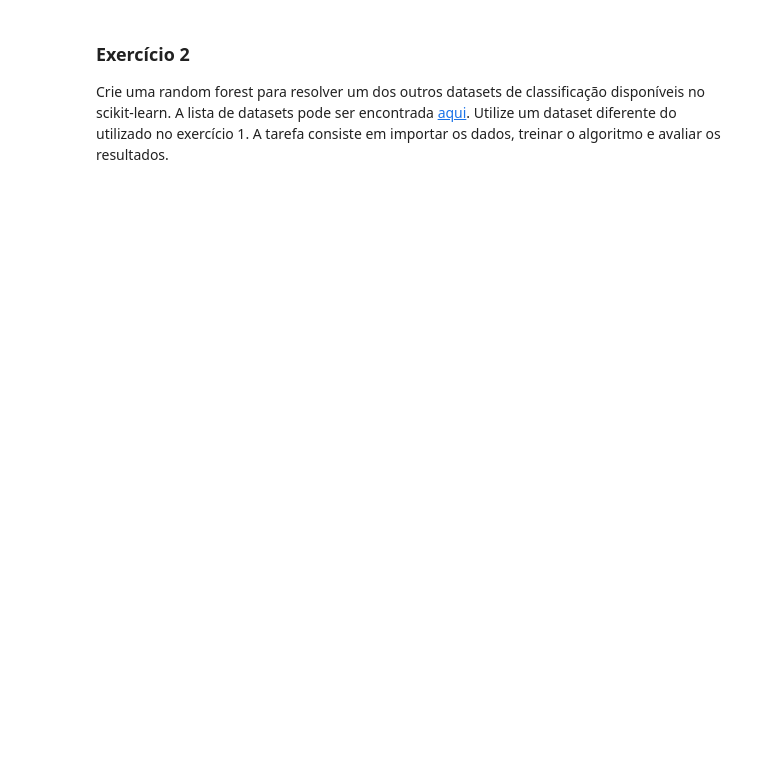
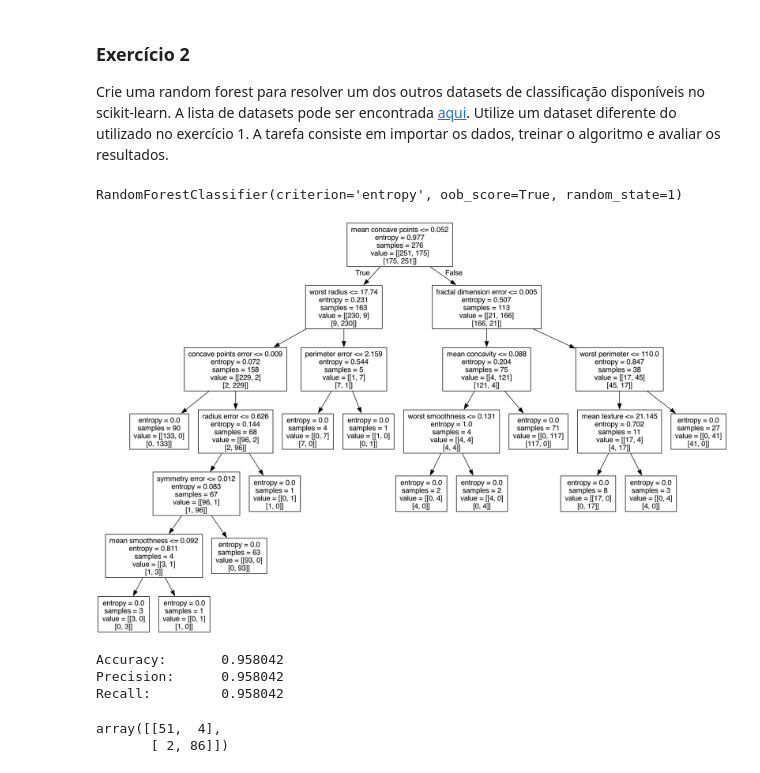
Before and after one commit to DiogoGDF/AI, a Jupyter notebook: Modulo4.ipynb, the cells around one changed output. Cells and saved outputs as stored; diff of their text form; code cells hidden in the pictures; blank space fills up the shorter version.

```diff
--- a/Modulo4.ipynb
+++ b/Modulo4.ipynb
@@ -286,0 +305,49 @@ Crie uma random forest para resolver um dos outros datasets de classificação d
+# %%
+# sua resposta aqui
+from sklearn.datasets import load_breast_cancer
+
+# importando o dataset
+breast = load_breast_cancer()
+
+# entrada
+X = pd.DataFrame(breast.data, columns=breast.feature_names)
+# saída
+y = pd.Categorical.from_codes(breast.target, breast.target_names)
+
+y = pd.get_dummies(y)
+
+X_train, X_test, y_train, y_test = train_test_split(X, y, random_state=1)
+
+rf = RandomForestClassifier(criterion='entropy', oob_score=True, random_state=1)
+
+rf.fit(X_train, y_train)
+# %% [output]
+RandomForestClassifier(criterion='entropy', oob_score=True, random_state=1)
+# %%
+dt = rf.estimators_[0]
+dot_data = StringIO()
+export_graphviz(dt, out_file=dot_data, feature_names=breast.feature_names)
+(graph, ) = graph_from_dot_data(dot_data.getvalue())
+Image(graph.create_png())
+# %% [output]
+[figure, added]
+# %%
+y_pred = rf.predict(X_test)
+a = accuracy_score(y_test, y_pred)
+p = precision_score(y_test, y_pred, average='micro')
+r = recall_score(y_test, y_pred, average='micro')
+
+print('Accuracy:\t%f' % a)
+print('Precision:\t%f' % p)
+print('Recall: \t%f' % r)
+# %% [output]
+Accuracy:       0.958042
+Precision:      0.958042
+Recall:         0.958042
+# %%
+classes = np.array(y_test).argmax(axis=1)
+predictions = np.array(y_pred).argmax(axis=1)
+confusion_matrix(classes, predictions)
+# %% [output]
+array([[51,  4],
+       [ 2, 86]])
```
Also changed, not shown: parts of 6 cells of this notebook.
